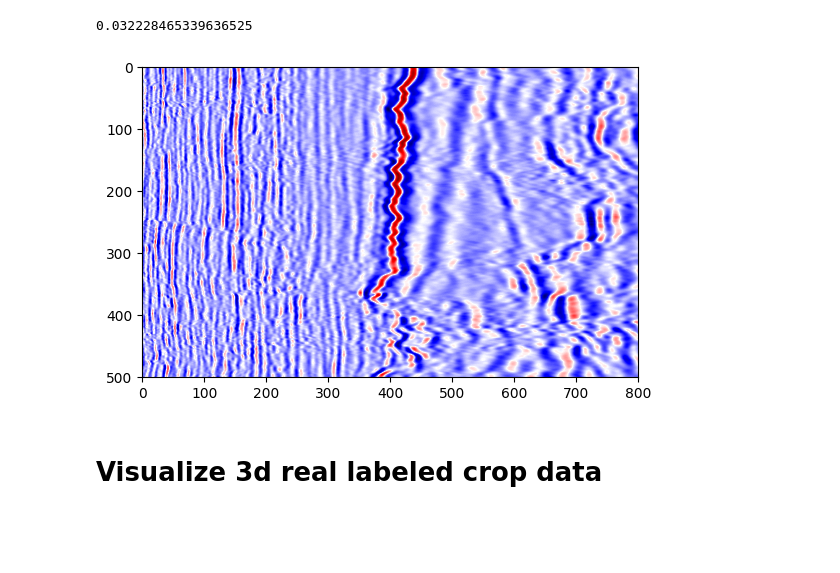
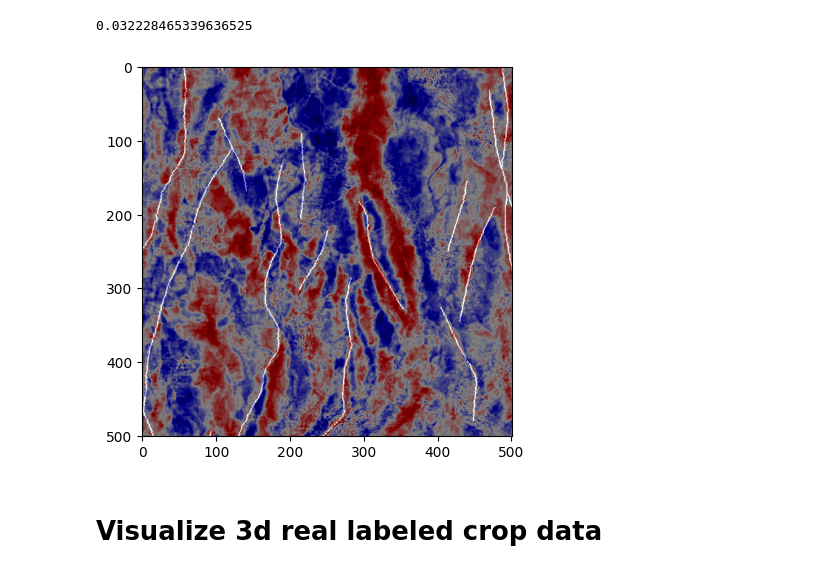
Before and after one commit to Kinlyran/Fault_Recong_zzr, a Jupyter notebook: data_explore.ipynb, the cells around one changed output. Saved outputs shown, nothing was run; the diff lists cells and outputs as text; code cells hidden in the pictures; blank space fills up the shorter version.

```diff
--- a/data_explore.ipynb
+++ b/data_explore.ipynb
@@ -45,12 +45,12 @@ print(np.sum(ori_label) / (ori_label.shape[0] * ori_label.shape[1] * ori_label.s
 # %% [output]
 0.032228465339636525
 # %%
-slice_id = 2
-plt.imshow(ori_seis[:,slice_id,:], cmap='seismic')
-# plt.imshow(ori_label[:,slice_id,:], cmap='gray', alpha=0.5)
+slice_id = 10
+plt.imshow(ori_seis[:,:,slice_id], cmap='seismic')
+plt.imshow(ori_label[:,:,slice_id], cmap='gray', alpha=0.5)
 plt.show()
 # %% [output]
-[figure, old version]
+[figure, new version]
 # %% [markdown]
 # Visualize 3d real labeled crop data
 # %%
```
Also changed, not shown: 2 other files.
